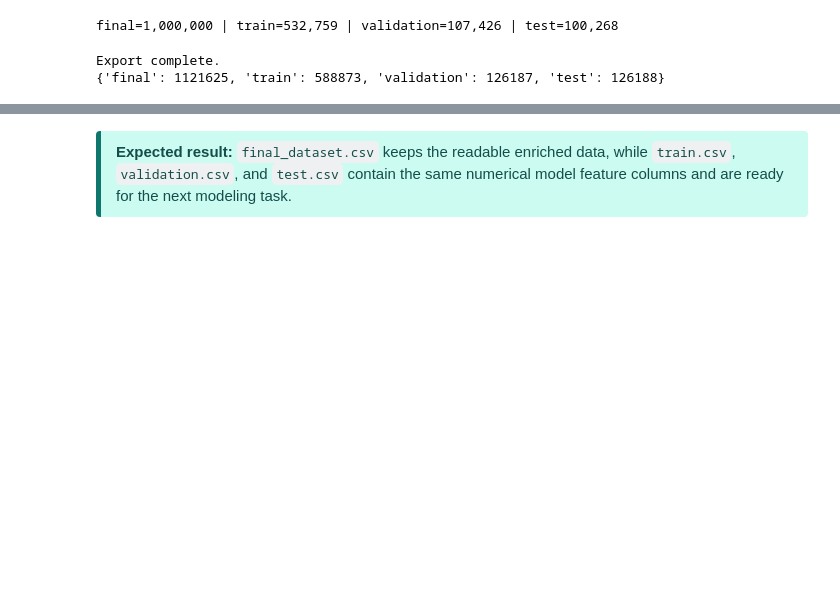
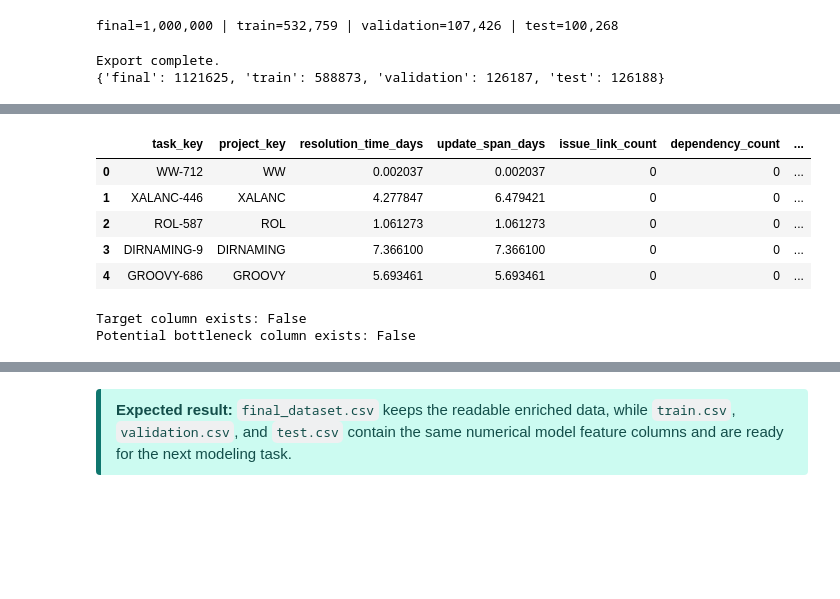
Before and after one commit to Shimaa-Habes/ScaleFlow, a Jupyter notebook: ScaleFlow/AI_ML/Notebooks/ScaleFlow_AI_ML_Data_Preparation.ipynb, the cells around one changed output, grey strips where cells are left out. Cells and saved outputs as stored; diff of their text form; code cells hidden in the pictures; blank space fills up the shorter version.

```diff
--- a/ScaleFlow/AI_ML/Notebooks/ScaleFlow_AI_ML_Data_Preparation.ipynb
+++ b/ScaleFlow/AI_ML/Notebooks/ScaleFlow_AI_ML_Data_Preparation.ipynb
@@ -1180 +1328,22 @@ Export complete.
+# %%
+# Check the Bottleneck dataset
+
+bottleneck_check = pd.read_csv(
+    BOTTLENECK_DATASET_PATH,
+    nrows=5,
+)
+
+display(bottleneck_check)
+
+print("Target column exists:", "target" in bottleneck_check.columns)
+print("Potential bottleneck column exists:", "potential_bottleneck" in bottleneck_check.columns)
+# %% [output]
+|  | task_key | project_key | resolution_time_days | update_span_days | issue_link_count | dependency_count | ... |
+| 0 | WW-712 | WW | 0.002037 | 0.002037 | 0 | 0 | ... |
+| 1 | XALANC-446 | XALANC | 4.277847 | 6.479421 | 0 | 0 | ... |
+| 2 | ROL-587 | ROL | 1.061273 | 1.061273 | 0 | 0 | ... |
+| 3 | DIRNAMING-9 | DIRNAMING | 7.366100 | 7.366100 | 0 | 0 | ... |
+| 4 | GROOVY-686 | GROOVY | 5.693461 | 5.693461 | 0 | 0 | ... |
+Target column exists: False
+Potential bottleneck column exists: False
 # %%
```
Also changed, not shown: parts of 10 cells of this notebook, 4 other files.
